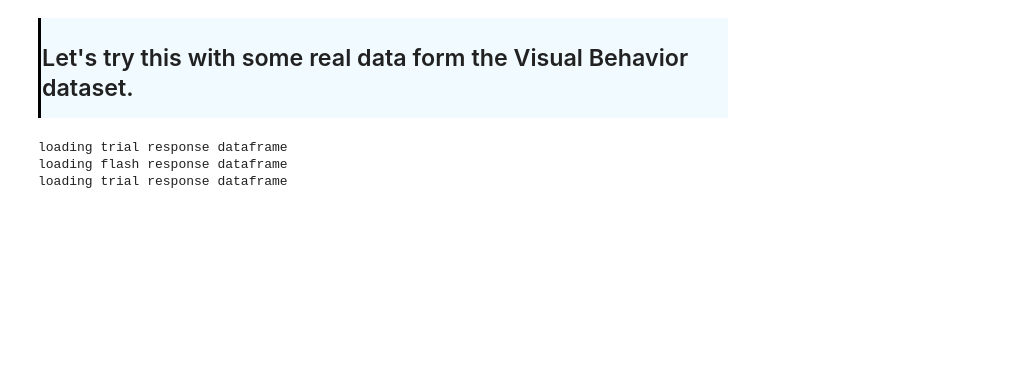
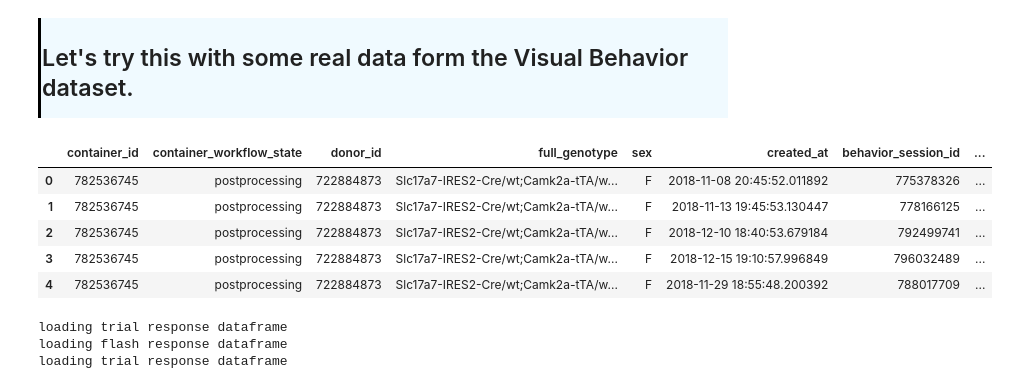
Before and after one commit to AllenInstitute/SWDB_2019, a Jupyter notebook: DynamicBrain/Tutorials/T02_Principal_component_analysis.ipynb, the cells around one changed output. Drawn from its saved outputs; the diff is of its cells as text; code cells hidden in the pictures; blank space fills up the shorter version.

```diff
--- a/DynamicBrain/Tutorials/T02_Principal_component_analysis.ipynb
+++ b/DynamicBrain/Tutorials/T02_Principal_component_analysis.ipynb
@@ -184,9 +186,20 @@ Text(0,0.5,'Second principal component')
 
 # AWS
 drive_path = '/data/dynamic-brain-workshop/visual_behavior'
+drive_path = r'../'
 # %%
 manifest_file = 'visual_behavior_data_manifest.csv'
-manifest = pd.read_csv(os.path.join(drive_path,manifest_file))
+manifest = pd.read_csv(os.path.join(drive_path,manifest_file),index_col=0)
+manifest = manifest.reset_index(drop=True)
+# %%
+manifest.head()
+# %% [output]
+|  | container_id | container_workflow_state | donor_id | full_genotype | sex | created_at | behavior_session_id | ... |
+| 0 | 782536745 | postprocessing | 722884873 | Slc17a7-IRES2-Cre/wt;Camk2a-tTA/w... | F | 2018-11-08 20:45:52.011892 | 775378326 | ... |
+| 1 | 782536745 | postprocessing | 722884873 | Slc17a7-IRES2-Cre/wt;Camk2a-tTA/w... | F | 2018-11-13 19:45:53.130447 | 778166125 | ... |
+| 2 | 782536745 | postprocessing | 722884873 | Slc17a7-IRES2-Cre/wt;Camk2a-tTA/w... | F | 2018-12-10 18:40:53.679184 | 792499741 | ... |
+| 3 | 782536745 | postprocessing | 722884873 | Slc17a7-IRES2-Cre/wt;Camk2a-tTA/w... | F | 2018-12-15 19:10:57.996849 | 796032489 | ... |
+| 4 | 782536745 | postprocessing | 722884873 | Slc17a7-IRES2-Cre/wt;Camk2a-tTA/w... | F | 2018-11-29 18:55:48.200392 | 788017709 | ... |
 # %%
 # import visual behavior dataset class from the visual_behavior package
 from visual_behavior.ophys.dataset.visual_behavior_ophys_dataset import VisualBehaviorOphysDataset
```
Also changed, not shown: parts of 7 cells of this notebook.
